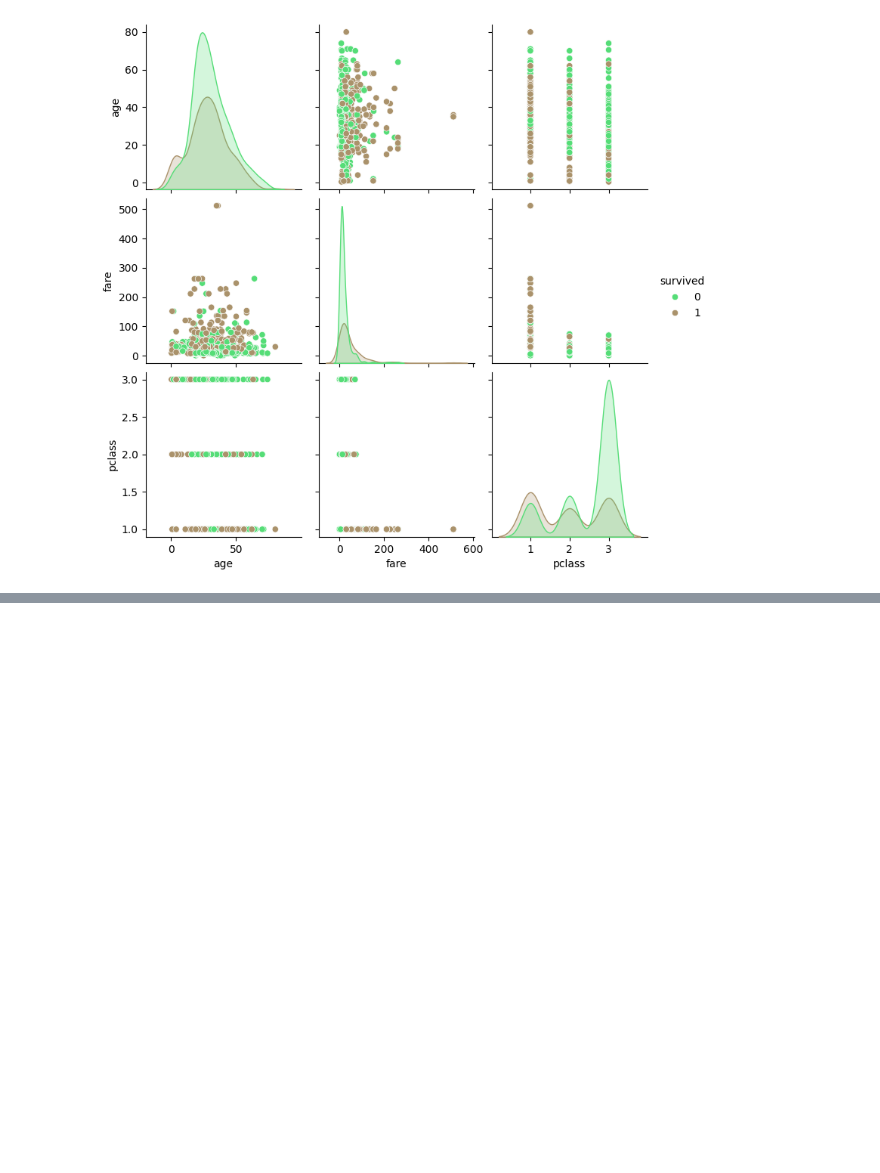
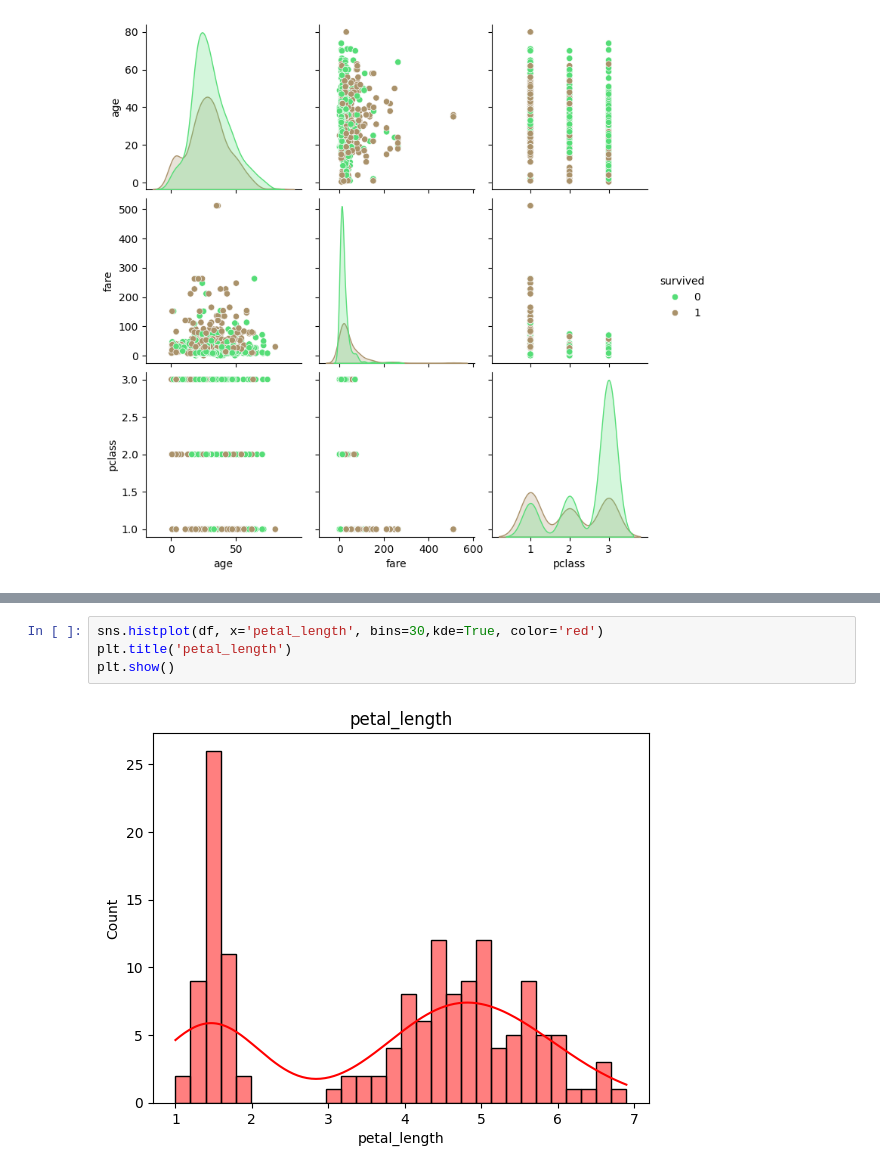
Before and after one commit to abhidubey03/Python-Basics, a Jupyter notebook: analysis/seaborn.ipynb, the cells around one changed output, grey strips where cells are left out. Cells and saved outputs as stored; diff of their text form; blank space fills up the shorter version.

```diff
--- a/analysis/seaborn.ipynb
+++ b/analysis/seaborn.ipynb
@@ -69,0 +101,6 @@ plt.show()
+# %%
+sns.histplot(df, x='petal_length', bins=30,kde=True, color='red')
+plt.title('petal_length')
+plt.show()
+# %% [output]
+[figure, added]
```
Also changed, not shown: parts of 9 cells of this notebook, 1 other file.
